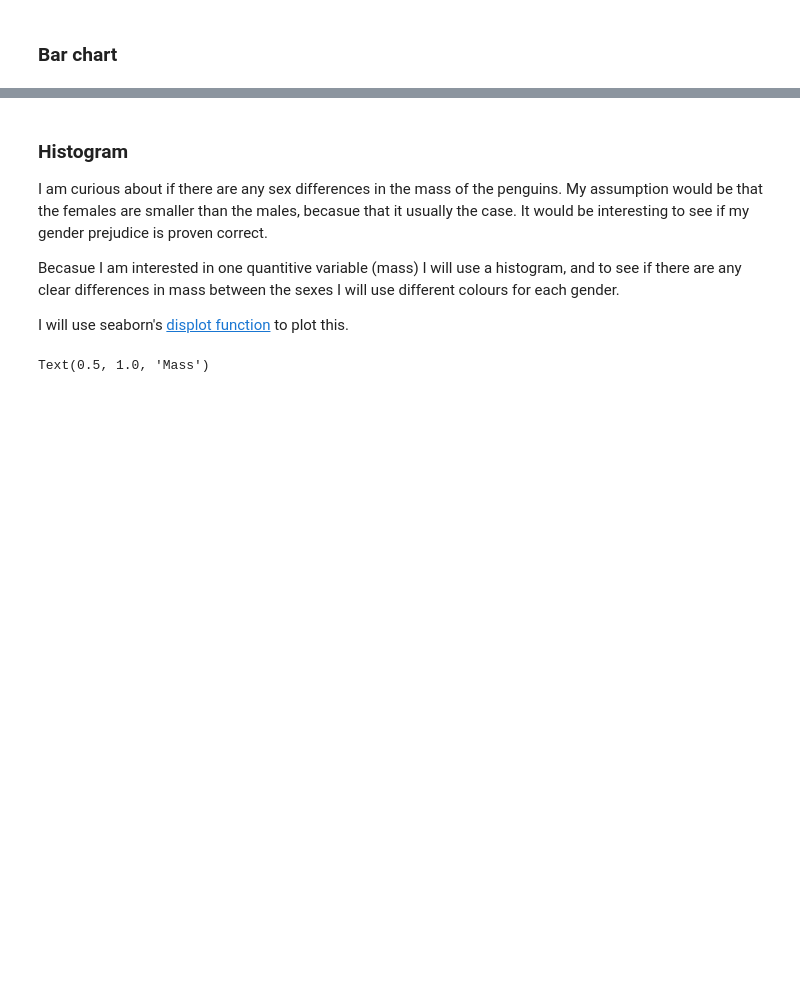
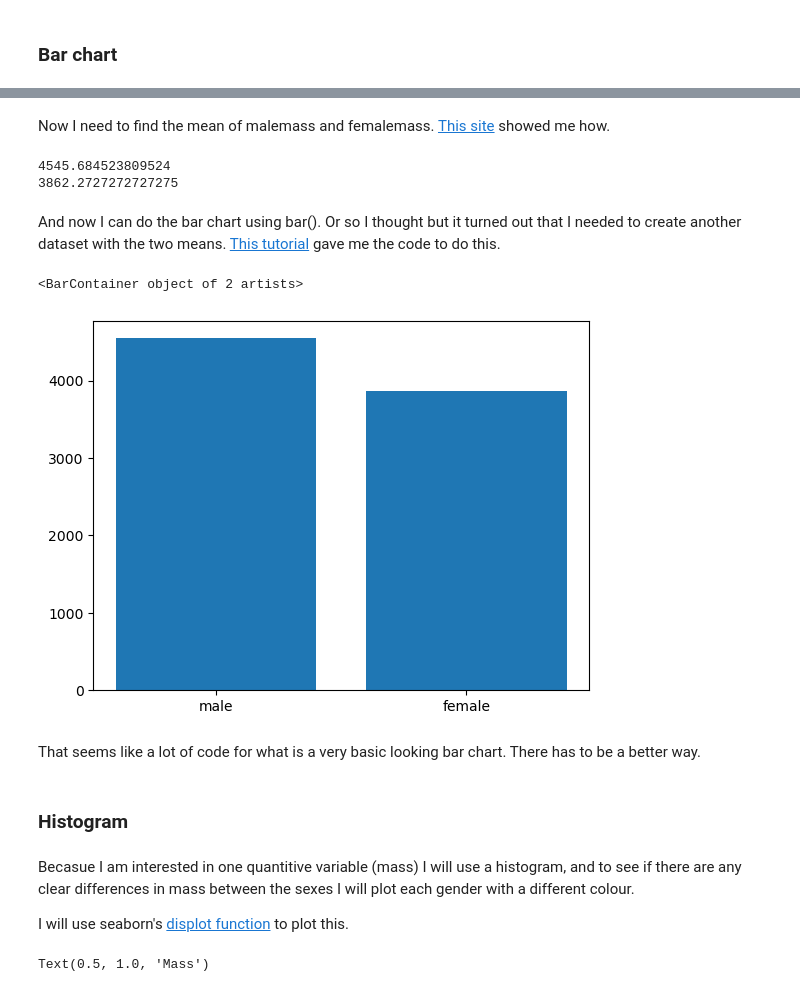
Before and after one commit to morgam7/poda-mywork, a Jupyter notebook: penguins.ipynb, the cells around one changed output, grey strips where cells are left out. Cells and saved outputs as stored; diff of their text form; code cells hidden in the pictures; blank space fills up the shorter version.

Commit message:
Bar Chart

```diff
--- a/penguins.ipynb
+++ b/penguins.ipynb
@@ -138,9 +144,51 @@ I will create a simple bar chart of the numbers of penguins recorded on each isl
+# %%
+# This filters the rows to a specific string in the data - in this case the strings are MALE and FEMALE
+
+maledata = df[df['sex'] =='MALE']
+femaledata = df[df['sex']=='FEMALE']
+
+# Just to check it worked
+print(maledata)
+print(femaledata)
+
+# Now need to convert to numpy arrays
+malemass = maledata["body_mass_g"]. to_numpy()
+femalemass = femaledata["body_mass_g"]. to_numpy()
+
+# checking it worked
+print(malemass)
+print(femalemass)
+# %% [markdown]
+Now I need to find the mean of malemass and femalemass. [This site](https://www.geeksforgeeks.org/numpy-mean-in-python/) showed me how.
+# %%
+malemassmean = np.mean(malemass)
+femalemassmean = np.mean(femalemass)
+
+#seeing if it worked
+print(malemassmean)
+print(femalemassmean)
+# %% [output]
+4545.684523809524
+3862.2727272727275
+# %% [markdown]
+And now I can do the bar chart using bar(). Or so I thought but it turned out that I needed to create another dataset with the two means. [This tutorial](https://www.geeksforgeeks.org/bar-plot-in-matplotlib/) gave me the code to do this.
+# %%
+# Creating the dataset and assinging values to the x and y axis. I just needed to name the two bars on the x axis.
+# The y axis is the mean.
+data = {'male':malemassmean, 'female':femalemassmean}
+x = list(data.keys())
+y = list(data.values())
+
+plt.bar(x,y)
+# %% [output]
+<BarContainer object of 2 artists>
+[figure, added]
+# %% [markdown]
+That seems like a lot of code for what is a very basic looking bar chart. There has to be a better way.
+# %% [markdown]
+### Histogram
 # %% [markdown]
-### Histogram
-
-I am curious about if there are any sex differences in the mass of the penguins. My assumption would be that the females are smaller than the males, becasue that it usually the case. It would be interesting to see if my gender prejudice is proven correct.
-
-Becasue I am interested in one quantitive variable (mass) I will use a histogram, and to see if there are any clear differences in mass between the sexes I will use different colours for each gender.
+Becasue I am interested in one quantitive variable (mass) I will use a histogram, and to see if there are any clear differences in mass between the sexes I will plot each gender with a different colour.
 
 I will use seaborn's [displot function](https://seaborn.pydata.org/generated/seaborn.displot.html#seaborn.displot) to plot this.
 # %%
```
Also changed, not shown: parts of 7 cells of this notebook.
